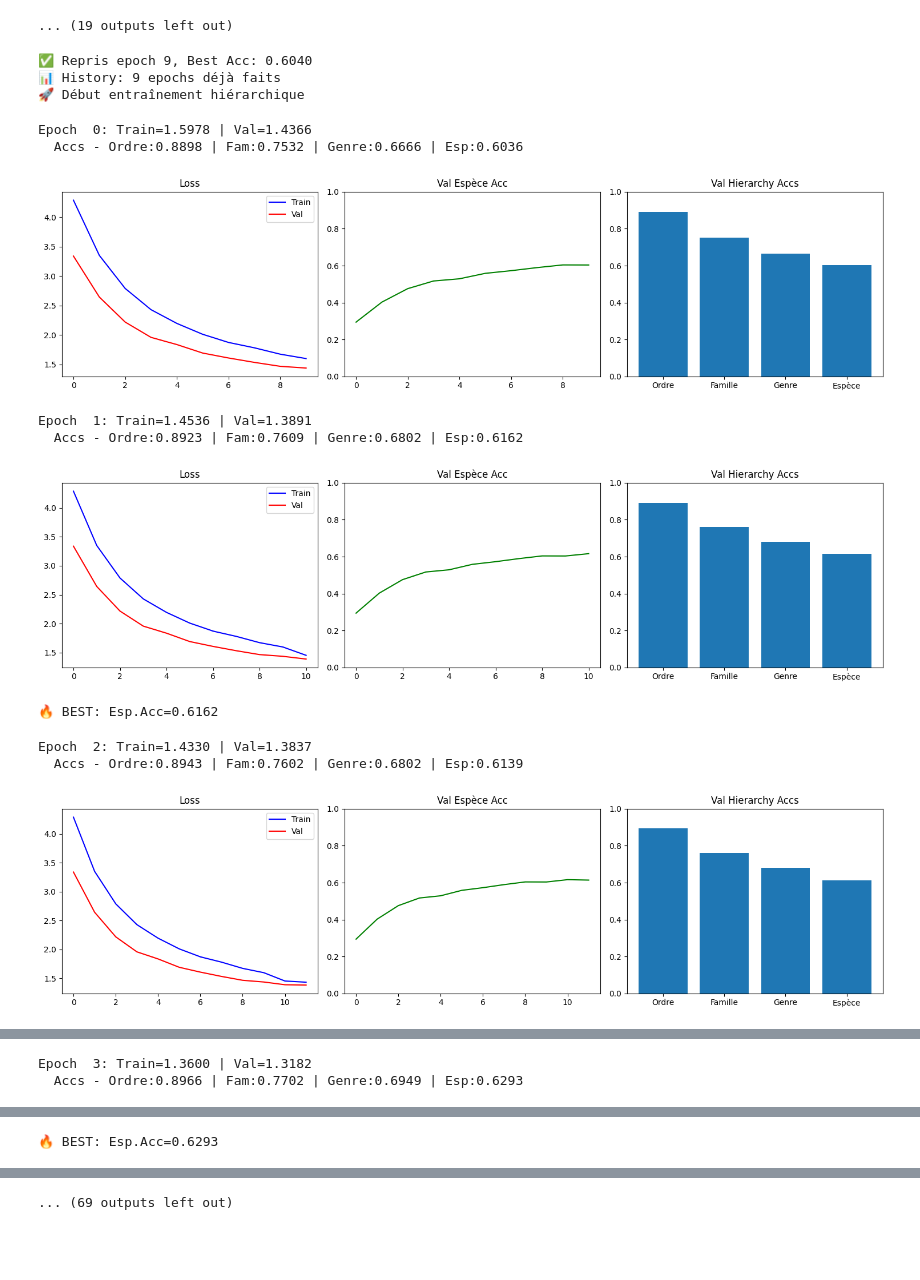
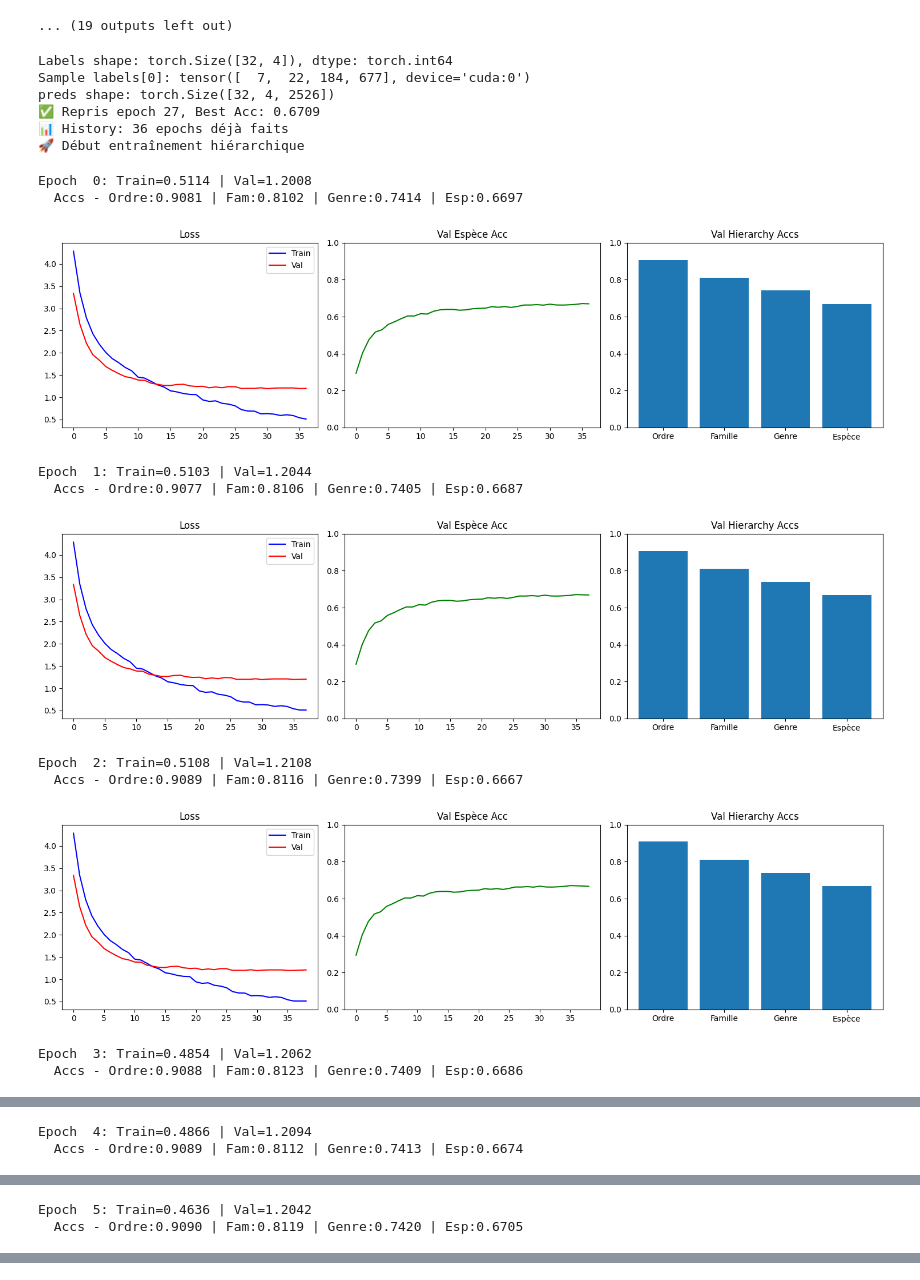
Before and after one commit to Open-Insect-Id/dataset, a Jupyter notebook: notebooks/open-insect-id-notebook.ipynb, the cells around one changed output, grey strips where cells are left out. Saved outputs shown, nothing was run; the diff lists cells and outputs as text; code cells hidden in the pictures; blank space fills up the shorter version.

Commit message:
Kaggle Notebook | open-insect-id-notebook | Version 6

```diff
--- a/notebooks/open-insect-id-notebook.ipynb
+++ b/notebooks/open-insect-id-notebook.ipynb
@@ -204,7 +197,7 @@ class RobustImageFolder(Dataset):
 # %%
 from utils import scan_corrupted_images
 
-corrupted_train, train_log = scan_corrupted_images('/kaggle/input/inaturalist-insects/train_mini/train_mini', max_workers=4)
+corrupted_train, train_log = scan_corrupted_images('/kaggle/input/inaturalist-insects/train/train', max_workers=4)
 corrupted_val, val_log = scan_corrupted_images('/kaggle/input/inaturalist-insects/val/val', max_workers=4)
 
 with open(train_log) as f:
@@ -229,7 +222,7 @@ TYPES D'ERREURS:
 # OSError: image file is truncated (88 bytes not processed): ...
 # %%
 corrupt_train = []
-with open('/kaggle/working/corrupted_train_mini.txt') as f:
+with open('/kaggle/working/corrupted_train.txt') as f:
     for line in f:
         if line.strip() and not line.startswith('#'):
             corrupt_train.append(line.strip())
@@ -296,7 +289,7 @@ val_transforms = transforms.Compose([
 ])
 
 train_dataset = HierarchicalInsectDataset(
-    '/kaggle/input/inaturalist-insects/train_mini/train_mini',
+    '/kaggle/input/inaturalist-insects/train/train',
     final_hierarchy,
     transform=train_transforms,
     corrupt_files=[os.path.basename(p) for p in corrupt_train]
@@ -526,8 +519,8 @@ for epoch in range(50):
     plt.bar(keys, accs); plt.title('Val Hierarchy Accs'); plt.ylim(0,1)
     plt.tight_layout(); plt.show()
 
-    # EXPORT ONNX toutes les 10 epochs
-    if (epoch + 1) % 10 == 0:
+    # EXPORT ONNX toutes les 5 epochs
+    if (epoch + 1) % 5 == 0:
         model.eval()
         dummy_input = torch.randn(1, 3, 224, 224).to(device)
 
@@ -540,7 +533,7 @@ for epoch in range(50):
         torch.onnx.export(
             model,
             dummy_input,
-            f"insect_model_epoch_{epoch+1}.onnx",
+            f"onnx/insect_model_epoch_{epoch+1}.onnx",
             export_params=True,
             opset_version=17,  # +récent = mieux support
             do_constant_folding=True,
@@ -551,7 +544,7 @@ for epoch in range(50):
                 'logits': {0: 'batch_size'}
             }
         )
-        print(f"💾 ONNX exported: insect_model_epoch_{epoch+1}.onnx")
+        print(f"💾 ONNX exported: onnx/insect_model_epoch_{epoch+1}.onnx")
 
 
     # SAVE BEST
@@ -606,9 +599,28 @@ from tqdm import tqdm
 import matplotlib.pyplot as plt
 import torch.onnx
 
+device = torch.device('cuda' if torch.cuda.is_available() else 'cpu')
+model.to(device)
+
+print(f"Labels shape: {labels.shape}, dtype: {labels.dtype}")
+print(f"Sample labels[0]: {labels[0]}")
+print(f"preds shape: {preds.shape}")
+
+criterion = HierarchicalLoss([num_ordre, num_famille, num_genre, num_espece])
+optimizer = torch.optim.AdamW(model.parameters(), lr=1e-4, weight_decay=1e-4)
+scheduler = torch.optim.lr_scheduler.ReduceLROnPlateau(optimizer, patience=3, factor=0.5, min_lr=1e-6)
+scaler = GradScaler('cuda')
+
 checkpoint = torch.load('/kaggle/working/best_hier_model.pth', map_location=device)
 model.load_state_dict(checkpoint['model'])
 optimizer.load_state_dict(checkpoint['optim'])
+
+best_val_acc = 0
+patience_counter = 0
+patience = 10
+
+train_losses, val_losses, val_accs = [], [], []
+hierarchy_accs = {'ordre': [], 'famille': [], 'genre': [], 'espece': []}  # Track real hierarchy accs
 
 start_epoch = checkpoint['epoch'] + 1
 best_val_acc = checkpoint['val_acc']
@@ -623,7 +635,7 @@ print(f"📊 History: {len(train_losses)} epochs déjà faits")
 
 print("🚀 Début entraînement hiérarchique")
 
-for epoch in range(50):
+for epoch in range(start_epoch,50):
     # === TRAIN ===
     model.train()
     train_loss = 0
@@ -700,8 +712,8 @@ for epoch in range(50):
     plt.bar(keys, accs); plt.title('Val Hierarchy Accs'); plt.ylim(0,1)
     plt.tight_layout(); plt.show()
 
-    # EXPORT ONNX toutes les 10 epochs
-    if (epoch + 1) % 10 == 0:
+    # EXPORT ONNX toutes les 5 epochs
+    if (epoch + 1) % 5 == 0:
         model.eval()
         dummy_input = torch.randn(1, 3, 224, 224).to(device)
 
@@ -714,7 +726,7 @@ for epoch in range(50):
         torch.onnx.export(
             model,
             dummy_input,
-            f"insect_model_epoch_{epoch+1}.onnx",
+            f"onnx/insect_model_epoch_{epoch+1}.onnx",
             export_params=True,
             opset_version=17,  # +récent = mieux support
             do_constant_folding=True,
@@ -725,44 +737,48 @@ for epoch in range(50):
                 'logits': {0: 'batch_size'}
             }
         )
-        print(f"💾 ONNX exported: insect_model_epoch_{epoch+1}.onnx")
+        print(f"💾 ONNX exported: onnx/insect_model_epoch_{epoch+1}.onnx")
 
 
     # SAVE BEST
     if val_acc > best_val_acc:
         best_val_acc = val_acc
         patience_counter = 0
         torch.save({
             'model': model.state_dict(),
             'optim': optimizer.state_dict(),
             'epoch': epoch,
             'val_acc': val_acc,
             'hierarchy_accs': hierarchy_accs_current,
             'stats': {'train_losses': train_losses.copy(), 'val_losses': val_losses.copy(),
                      'val_accs': val_accs.copy(), 'hierarchy_accs': hierarchy_accs.copy()}
         }, 'best_hier_model.pth')
         print(f"🔥 BEST: Esp.Acc={val_acc:.4f}")
     else:
         patience_counter += 1
 
     scheduler.step(avg_val_loss)
 
     if patience_counter >= patience:
         print(f"🛑 Early Stop at epoch {epoch}")
         break
 
 print(f"🏆 FINAL: Best Espèce Acc = {best_val_acc:.4f}")
 # %% [output]
-✅ Repris epoch 9, Best Acc: 0.6040
-📊 History: 9 epochs déjà faits
+Labels shape: torch.Size([32, 4]), dtype: torch.int64
+Sample labels[0]: tensor([  7,  22, 184, 677], device='cuda:0')
+preds shape: torch.Size([32, 4, 2526])
+✅ Repris epoch 27, Best Acc: 0.6709
+📊 History: 36 epochs déjà faits
 🚀 Début entraînement hiérarchique
-Epoch  0: Train=1.5978 | Val=1.4366
-  Accs - Ordre:0.8898 | Fam:0.7532 | Genre:0.6666 | Esp:0.6036
+Epoch  0: Train=0.5114 | Val=1.2008
+  Accs - Ordre:0.9081 | Fam:0.8102 | Genre:0.7414 | Esp:0.6697
-[figure, old version]
+[figure, new version]
-Epoch  1: Train=1.4536 | Val=1.3891
-  Accs - Ordre:0.8923 | Fam:0.7609 | Genre:0.6802 | Esp:0.6162
+Epoch  1: Train=0.5103 | Val=1.2044
+  Accs - Ordre:0.9077 | Fam:0.8106 | Genre:0.7405 | Esp:0.6687
-[figure, old version]
+[figure, new version]
-🔥 BEST: Esp.Acc=0.6162
+Epoch  2: Train=0.5108 | Val=1.2108
+  Accs - Ordre:0.9089 | Fam:0.8116 | Genre:0.7399 | Esp:0.6667
+[figure, new version]
-Epoch  2: Train=1.4330 | Val=1.3837
-  Accs - Ordre:0.8943 | Fam:0.7602 | Genre:0.6802 | Esp:0.6139
+Epoch  3: Train=0.4854 | Val=1.2062
+  Accs - Ordre:0.9088 | Fam:0.8123 | Genre:0.7409 | Esp:0.6686
-[figure, old version]
@@ -769,2 +786,2 @@ Epoch  2: Train=1.4330 | Val=1.3837
-Epoch  3: Train=1.3600 | Val=1.3182
-  Accs - Ordre:0.8966 | Fam:0.7702 | Genre:0.6949 | Esp:0.6293
+Epoch  4: Train=0.4866 | Val=1.2094
+  Accs - Ordre:0.9089 | Fam:0.8112 | Genre:0.7413 | Esp:0.6674
@@ -772 +789,2 @@ Epoch  3: Train=1.3600 | Val=1.3182
-🔥 BEST: Esp.Acc=0.6293
+Epoch  5: Train=0.4636 | Val=1.2042
+  Accs - Ordre:0.9090 | Fam:0.8119 | Genre:0.7420 | Esp:0.6705
@@ -775 +791,0 @@ Epoch  4: Train=1.2814 | Val=1.2933
-... (69 outputs left out)
```
Also changed, not shown: parts of 4 cells of this notebook.
